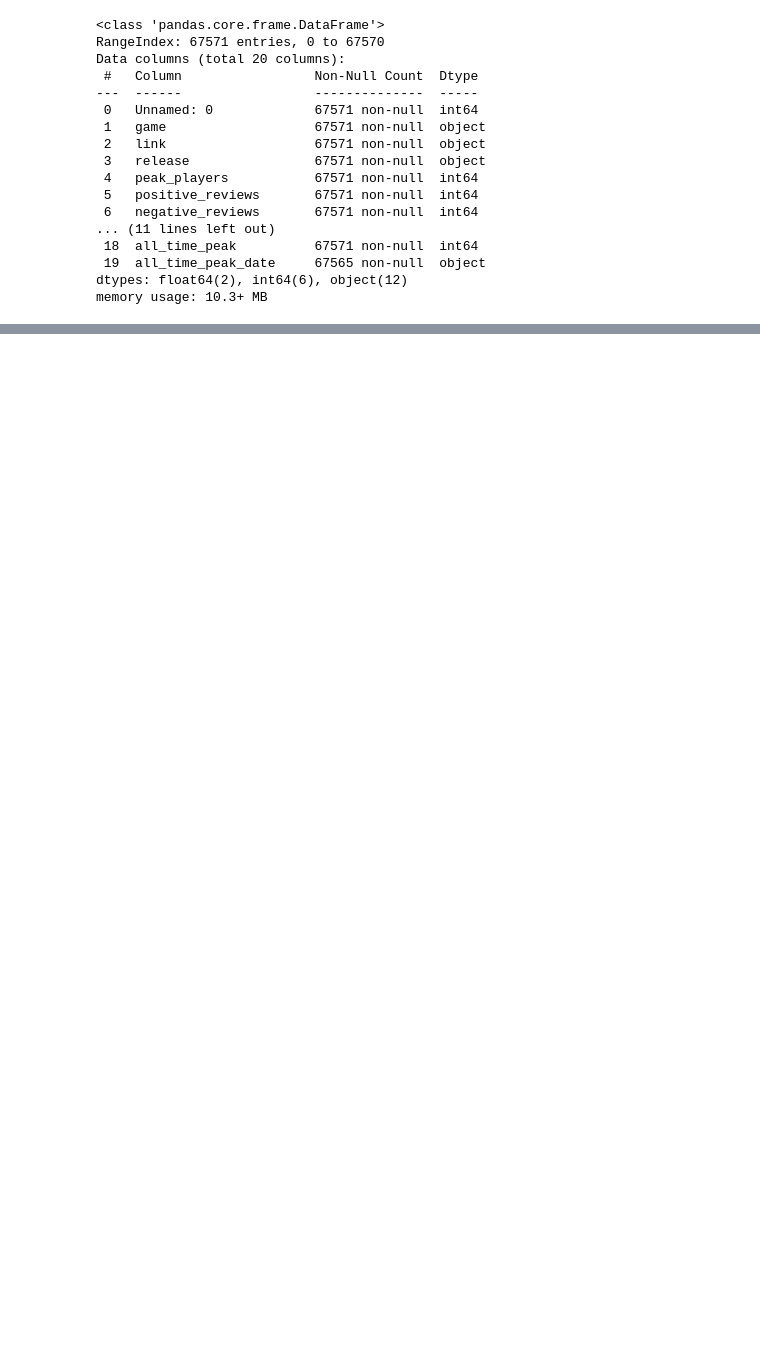
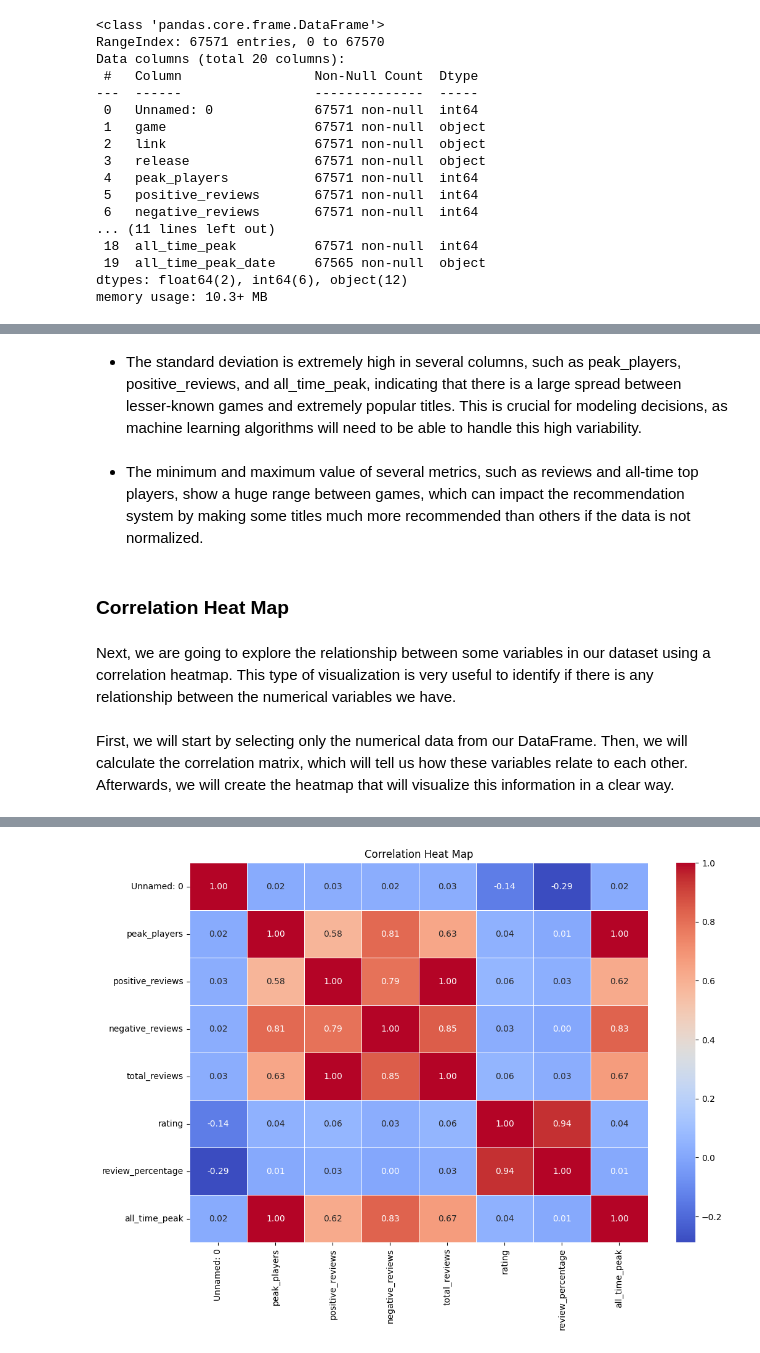
Before and after one commit to diegosanchez34/metagames_kedro, a Jupyter notebook: kedro-project/notebooks/2. Data Understanding.ipynb, the cells around one changed output, grey strips where cells are left out. Saved outputs shown, nothing was run; the diff lists cells and outputs as text; code cells hidden in the pictures; blank space fills up the shorter version.

```diff
--- a/kedro-project/notebooks/2. Data Understanding.ipynb
+++ b/kedro-project/notebooks/2. Data Understanding.ipynb
@@ -412,0 +109,25 @@ Al ejecutar el código, podemos observar un DataFrame que lista los géneros de
+# %% [markdown]
+- The standard deviation is extremely high in several columns, such as peak_players, positive_reviews, and all_time_peak, indicating that there is a large spread between lesser-known games and extremely popular titles. This is crucial for modeling decisions, as machine learning algorithms will need to be able to handle this high variability.
+# %% [markdown]
+- The minimum and maximum value of several metrics, such as reviews and all-time top players, show a huge range between games, which can impact the recommendation system by making some titles much more recommended than others if the data is not normalized.
+# %% [markdown]
+### Correlation Heat Map
+# %% [markdown]
+Next, we are going to explore the relationship between some variables in our dataset using a correlation heatmap. This type of visualization is very useful to identify if there is any relationship between the numerical variables we have.
+# %% [markdown]
+First, we will start by selecting only the numerical data from our DataFrame. Then, we will calculate the correlation matrix, which will tell us how these variables relate to each other. Afterwards, we will create the heatmap that will visualize this information in a clear way.
+# %%
+# Selecting Numerical Data
+datosNumericos = games.select_dtypes(include=[np.number])
+
+# Calculate the correlation matrix
+correlation_matrix = datosNumericos.corr()
+
+# Create the heat map
+plt.figure(figsize=(12, 8))
+sns.heatmap(correlation_matrix, annot=True, cmap='coolwarm', fmt='.2f', linewidths=0.5)
+
+# Add titles and labels
+plt.title('Correlation Heat Map')
+plt.show()
+# %% [output]
@@ -412,0 +135 @@ Al ejecutar el código, podemos observar un DataFrame que lista los géneros de
+[figure, added]
```
Also changed, not shown: parts of 112 cells of this notebook, 4 other files.
